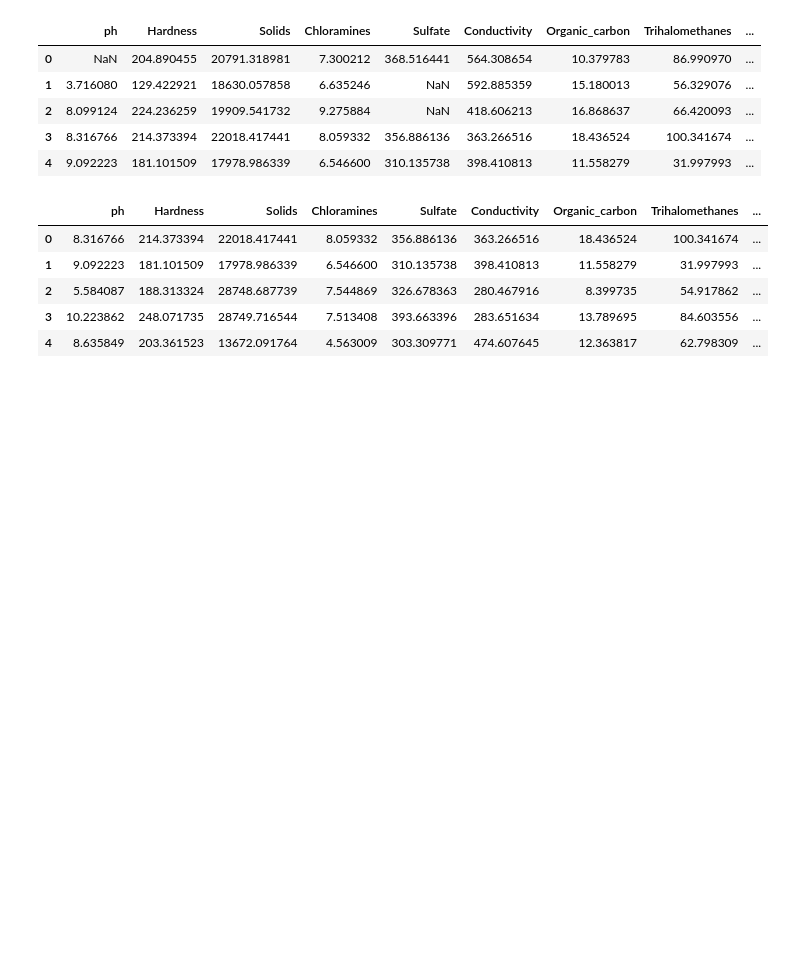
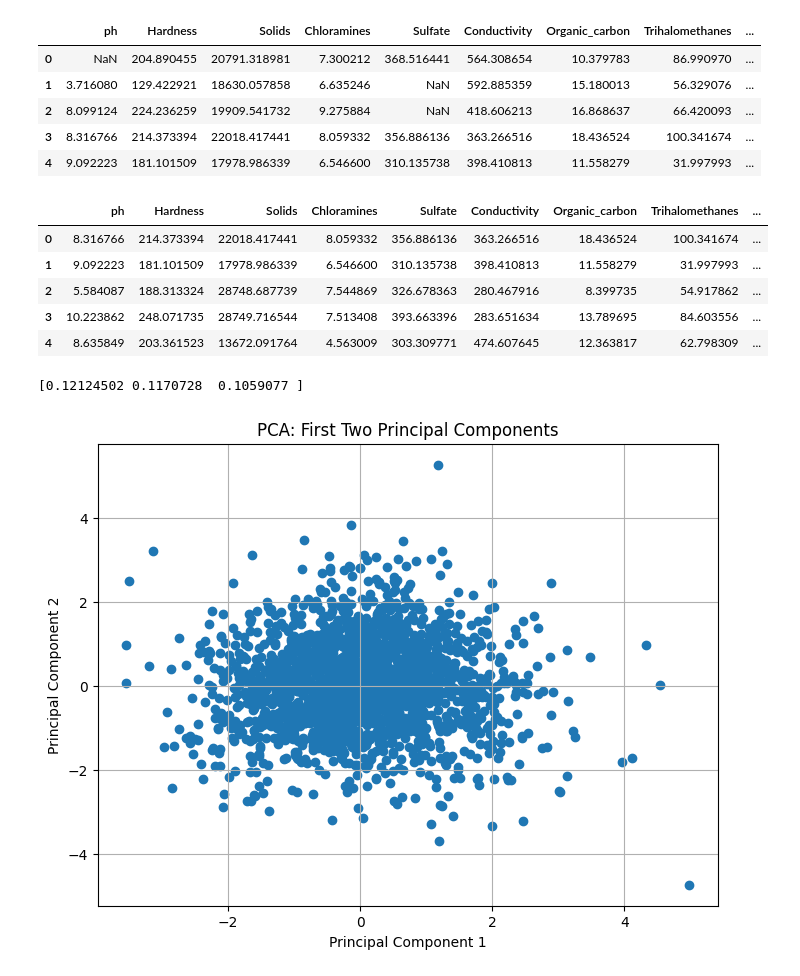
Before and after one commit to NicholasBorch/ML-02450project1, a Jupyter notebook: Data_analysis.ipynb, the cells around one changed output. Drawn from its saved outputs; the diff is of its cells as text; code cells hidden in the pictures; blank space fills up the shorter version.

```diff
--- a/Data_analysis.ipynb
+++ b/Data_analysis.ipynb
@@ -36,3 +32,33 @@ display(new_df.head())
 | 2 | 5.584087 | 188.313324 | 28748.687739 | 7.544869 | 326.678363 | 280.467916 | 8.399735 | 54.917862 | ... |
 | 3 | 10.223862 | 248.071735 | 28749.716544 | 7.513408 | 393.663396 | 283.651634 | 13.789695 | 84.603556 | ... |
 | 4 | 8.635849 | 203.361523 | 13672.091764 | 4.563009 | 303.309771 | 474.607645 | 12.363817 | 62.798309 | ... |
+# %%
+# Standardize data
+
+features = df.columns
+x = new_df.loc[:, features].values
+
+x = StandardScaler().fit_transform(x)
+# %%
+# PCA
+
+pca = PCA(n_components=3)
+principalComponents = pca.fit_transform(x)
+# %%
+principalDf = pd.DataFrame(data = principalComponents
+             , columns = ['principal component 1', 'principal component 2', 'principal component 3'])
+# %%
+print(pca.explained_variance_ratio_)
+# %% [output]
+[0.12124502 0.1170728  0.1059077 ]
+# %%
+# Plotting 2D
+plt.figure(figsize=(8, 6))
+plt.scatter(principalDf['principal component 1'], principalDf['principal component 2'])
+plt.xlabel('Principal Component 1')
+plt.ylabel('Principal Component 2')
+plt.title('PCA: First Two Principal Components')
+plt.grid(True)
+plt.show()
+# %% [output]
+[figure, added]
```
Also changed, not shown: parts of 3 cells of this notebook.
